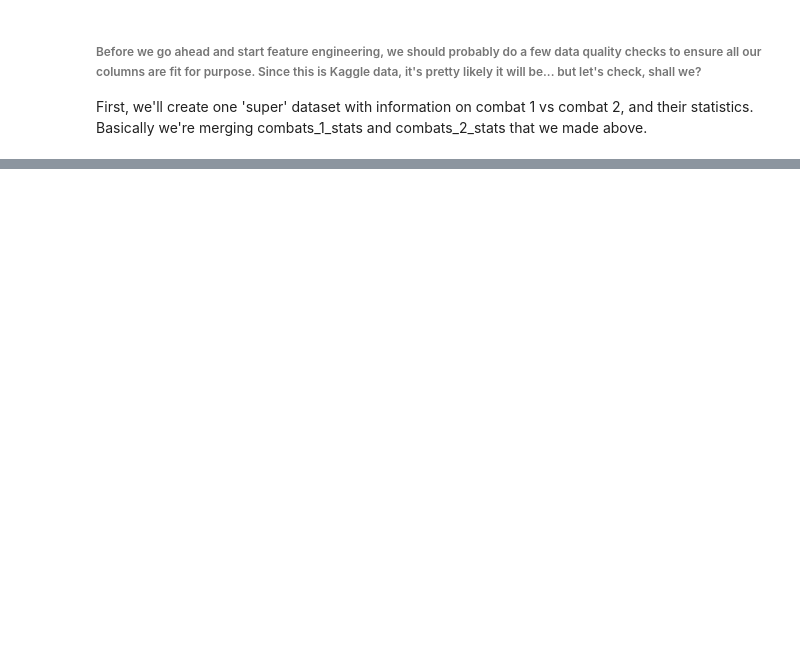
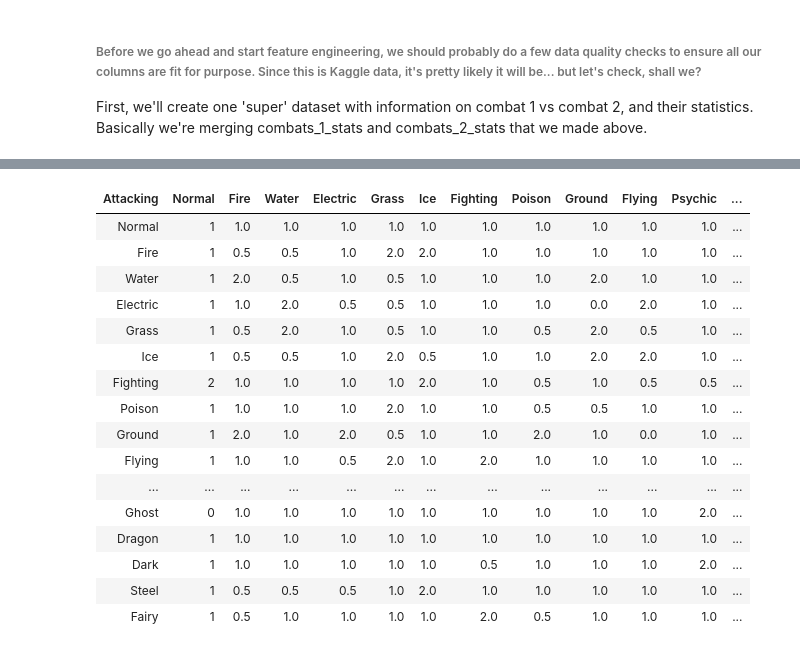
Before and after one commit to Aaraeus/kaggle-pokemon, a Jupyter notebook: Pokemon model in R v0.1.ipynb, the cells around one changed output, grey strips where cells are left out. Drawn from its saved outputs; the diff is of its cells as text; code cells hidden in the pictures; blank space fills up the shorter version.

Commit message:
Added type differences.

```diff
--- a/Pokemon model in R v0.1.ipynb
+++ b/Pokemon model in R v0.1.ipynb
@@ -265,0 +322,49 @@ First, we'll create one 'super' dataset with information on combat 1 vs combat 2
+# %%
+# Create a 'type advantage' field by using type advantage multipliers.
+
+atk<-c('Normal','Fire','Water','Electric','Grass','Ice','Fighting','Poison','Ground','Flying','Psychic','Bug','Rock','Ghost','Dragon','Dark','Steel','Fairy')
+normal<-c(1.0,1.0,1.0,1.0,1.0,1.0,2.0,1.0,1.0,1.0,1.0,1.0,1.0,0.0,1.0,1.0,1.0,1.0)
+fire<-c(1,0.5,2,1,0.5,0.5,1,1,2,1,1,0.5,2,1,1,1,0.5,0.5)
+water<-c(1,0.5,0.5,2,2,0.5,1,1,1,1,1,1,1,1,1,1,0.5,1)
+elec<-c(1,1,1,0.5,1,1,1,1,2,0.5,1,1,1,1,1,1,0.5,1)
+grass<-c(1,2,0.5,0.5,0.5,2,1,2,0.5,2,1,2,1,1,1,1,1,1)
+ice<-c(1,2,1,1,1,0.5,2,1,1,1,1,1,2,1,1,1,2,1)
+fighting<-c(1,1,1,1,1,1,1,1,1,2,2,0.5,0.5,1,1,0.5,1,2)
+poison<-c(1,1,1,1,0.5,1,0.5,0.5,2,1,2,0.5,1,1,1,1,1,0.5)
+ground<-c(1,1,2,0,2,2,1,0.5,1,1,1,1,0.5,1,1,1,1,1)
+flying<-c(1,1,1,2,0.5,2,0.5,1,0,1,1,0.5,2,1,1,1,1,1)
+psychic<-c(1,1,1,1,1,1,0.5,1,1,1,0.5,2,1,2,1,2,1,1)
+bug<-c(1,2,1,1,0.5,1,0.5,1,0.5,2,1,1,2,1,1,1,1,1)
+rock<-c(0.5,0.5,2,1,2,1,2,0.5,2,0.5,1,1,1,1,1,1,2,1)
+ghost<-c(0,1,1,1,1,1,0,0.5,1,1,1,0.5,1,2,1,2,1,1)
+dragon<-c(1,0.5,0.5,0.5,0.5,2,1,1,1,1,1,1,1,1,2,1,1,2)
+dark<-c(1,1,1,1,1,1,2,1,1,1,0,2,1,0.5,1,0.5,1,2)
+steel<-c(0.5,2,1,1,0.5,0.5,2,0,2,0.5,0.5,0.5,0.5,1,0.5,1,0.5,0.5)
+fairy<-c(1,1,1,1,1,1,0.5,2,1,1,1,0.5,1,1,0,0.5,2,1)
+
+type_chart <- data.frame(Attacking=atk, Normal=normal, Fire=fire, Water=water,
+                         Electric=elec, Grass=grass, Ice=ice, Fighting=fighting,
+                         Poison=poison, Ground=ground, Flying=flying, Psychic=psychic,
+                         Bug=bug, Rock=rock, Ghost=ghost, Dragon=dragon, Dark=dark,
+                         Steel=steel, Fairy=fairy)
+
+# print it out
+type_chart
+# %% [output]
+| Attacking | Normal | Fire | Water | Electric | Grass | Ice | Fighting | Poison | Ground | Flying | Psychic | ... |
+| Normal | 1 | 1.0 | 1.0 | 1.0 | 1.0 | 1.0 | 1.0 | 1.0 | 1.0 | 1.0 | 1.0 | ... |
+| Fire | 1 | 0.5 | 0.5 | 1.0 | 2.0 | 2.0 | 1.0 | 1.0 | 1.0 | 1.0 | 1.0 | ... |
+| Water | 1 | 2.0 | 0.5 | 1.0 | 0.5 | 1.0 | 1.0 | 1.0 | 2.0 | 1.0 | 1.0 | ... |
+| Electric | 1 | 1.0 | 2.0 | 0.5 | 0.5 | 1.0 | 1.0 | 1.0 | 0.0 | 2.0 | 1.0 | ... |
+| Grass | 1 | 0.5 | 2.0 | 1.0 | 0.5 | 1.0 | 1.0 | 0.5 | 2.0 | 0.5 | 1.0 | ... |
+| Ice | 1 | 0.5 | 0.5 | 1.0 | 2.0 | 0.5 | 1.0 | 1.0 | 2.0 | 2.0 | 1.0 | ... |
+| Fighting | 2 | 1.0 | 1.0 | 1.0 | 1.0 | 2.0 | 1.0 | 0.5 | 1.0 | 0.5 | 0.5 | ... |
+| Poison | 1 | 1.0 | 1.0 | 1.0 | 2.0 | 1.0 | 1.0 | 0.5 | 0.5 | 1.0 | 1.0 | ... |
+| Ground | 1 | 2.0 | 1.0 | 2.0 | 0.5 | 1.0 | 1.0 | 2.0 | 1.0 | 0.0 | 1.0 | ... |
+| Flying | 1 | 1.0 | 1.0 | 0.5 | 2.0 | 1.0 | 2.0 | 1.0 | 1.0 | 1.0 | 1.0 | ... |
+| ... | ... | ... | ... | ... | ... | ... | ... | ... | ... | ... | ... | ... |
+| Ghost | 0 | 1.0 | 1.0 | 1.0 | 1.0 | 1.0 | 1.0 | 1.0 | 1.0 | 1.0 | 2.0 | ... |
+| Dragon | 1 | 1.0 | 1.0 | 1.0 | 1.0 | 1.0 | 1.0 | 1.0 | 1.0 | 1.0 | 1.0 | ... |
+| Dark | 1 | 1.0 | 1.0 | 1.0 | 1.0 | 1.0 | 0.5 | 1.0 | 1.0 | 1.0 | 2.0 | ... |
+| Steel | 1 | 0.5 | 0.5 | 0.5 | 1.0 | 2.0 | 1.0 | 1.0 | 1.0 | 1.0 | 1.0 | ... |
+| Fairy | 1 | 0.5 | 1.0 | 1.0 | 1.0 | 1.0 | 2.0 | 0.5 | 1.0 | 1.0 | 1.0 | ... |
```
Also changed, not shown: parts of 10 cells of this notebook.
